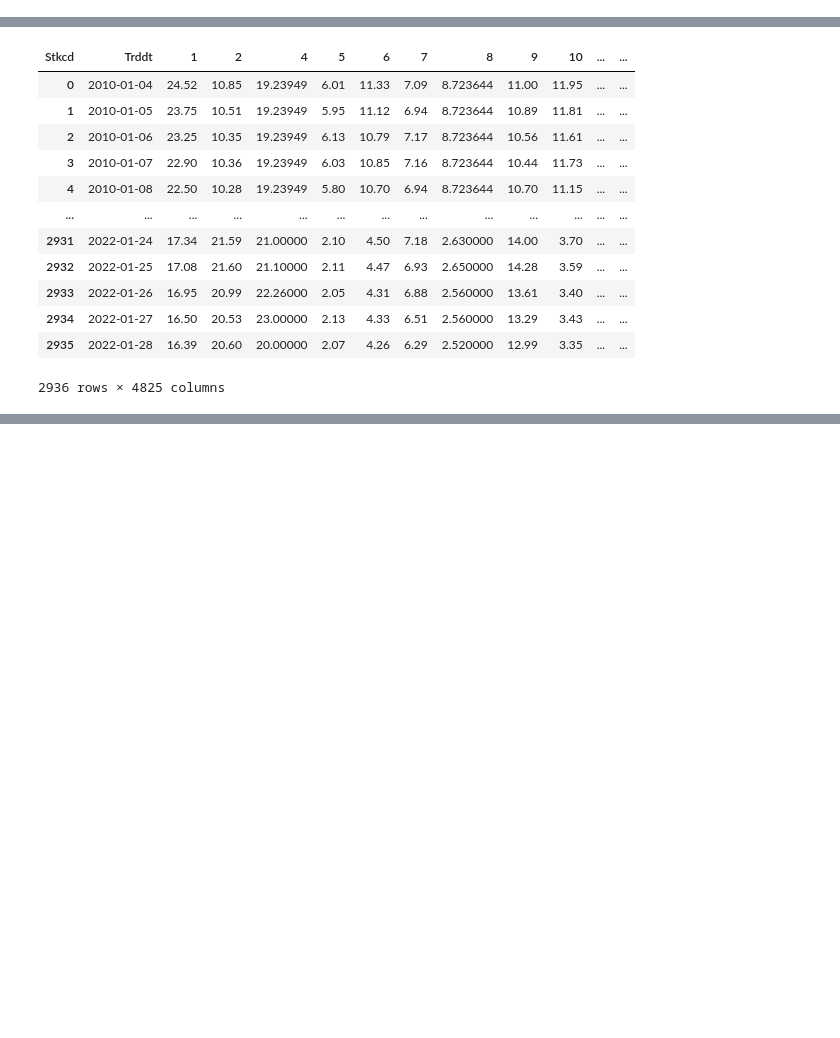
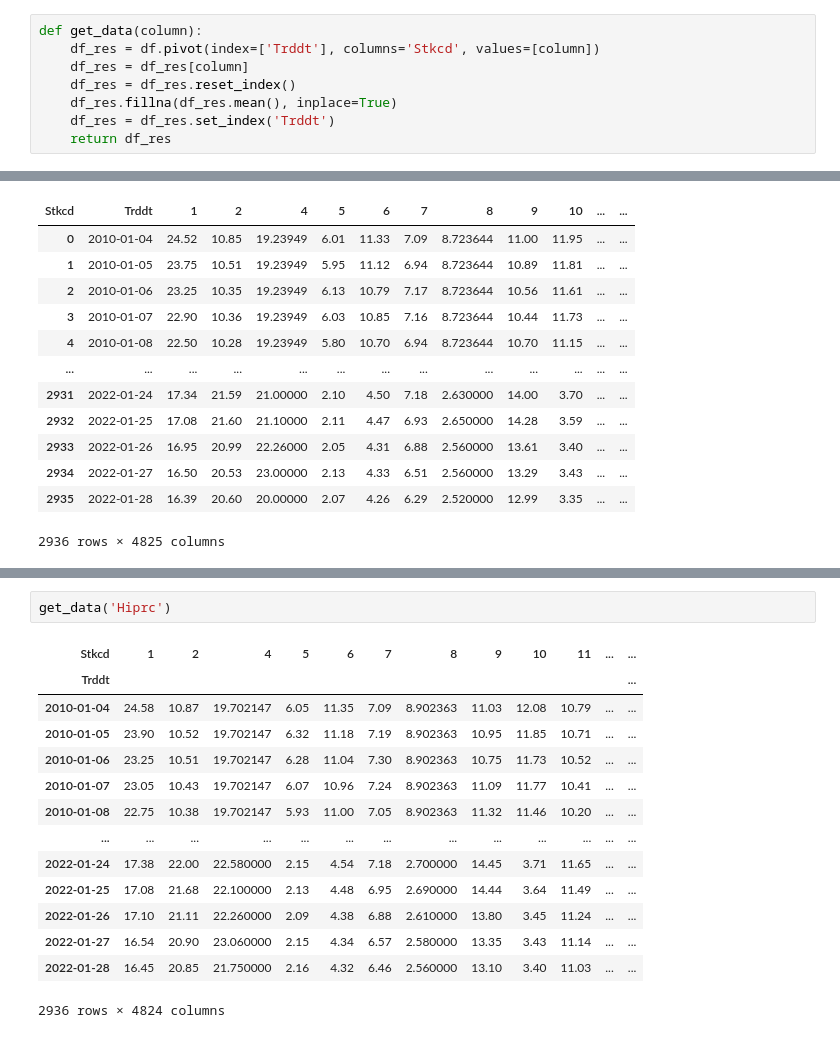
Before and after one commit to tanyanbo/-, a Jupyter notebook: duoyinzi.ipynb, the cells around one changed output, grey strips where cells are left out. Drawn from its saved outputs; the diff is of its cells as text; blank space fills up the shorter version.

```diff
--- a/duoyinzi.ipynb
+++ b/duoyinzi.ipynb
@@ -24,0 +10,8 @@ price
+# %%
+def get_data(column):
+    df_res = df.pivot(index=['Trddt'], columns='Stkcd', values=[column])
+    df_res = df_res[column]
+    df_res = df_res.reset_index()
+    df_res.fillna(df_res.mean(), inplace=True)
+    df_res = df_res.set_index('Trddt')
+    return df_res
@@ -207,0 +365,17 @@ Name: 0, Length: 4824, dtype: object
+# %%
+get_data('Hiprc')
+# %% [output]
+| Stkcd | 1 | 2 | 4 | 5 | 6 | 7 | 8 | 9 | 10 | 11 | ... | ... |
+| Trddt |  |  |  |  |  |  |  |  |  |  |  | ... |
+| 2010-01-04 | 24.58 | 10.87 | 19.702147 | 6.05 | 11.35 | 7.09 | 8.902363 | 11.03 | 12.08 | 10.79 | ... | ... |
+| 2010-01-05 | 23.90 | 10.52 | 19.702147 | 6.32 | 11.18 | 7.19 | 8.902363 | 10.95 | 11.85 | 10.71 | ... | ... |
+| 2010-01-06 | 23.25 | 10.51 | 19.702147 | 6.28 | 11.04 | 7.30 | 8.902363 | 10.75 | 11.73 | 10.52 | ... | ... |
+| 2010-01-07 | 23.05 | 10.43 | 19.702147 | 6.07 | 10.96 | 7.24 | 8.902363 | 11.09 | 11.77 | 10.41 | ... | ... |
+| 2010-01-08 | 22.75 | 10.38 | 19.702147 | 5.93 | 11.00 | 7.05 | 8.902363 | 11.32 | 11.46 | 10.20 | ... | ... |
+| ... | ... | ... | ... | ... | ... | ... | ... | ... | ... | ... | ... | ... |
+| 2022-01-24 | 17.38 | 22.00 | 22.580000 | 2.15 | 4.54 | 7.18 | 2.700000 | 14.45 | 3.71 | 11.65 | ... | ... |
+| 2022-01-25 | 17.08 | 21.68 | 22.100000 | 2.13 | 4.48 | 6.95 | 2.690000 | 14.44 | 3.64 | 11.49 | ... | ... |
+| 2022-01-26 | 17.10 | 21.11 | 22.260000 | 2.09 | 4.38 | 6.88 | 2.610000 | 13.80 | 3.45 | 11.24 | ... | ... |
+| 2022-01-27 | 16.54 | 20.90 | 23.060000 | 2.15 | 4.34 | 6.57 | 2.580000 | 13.35 | 3.43 | 11.14 | ... | ... |
+| 2022-01-28 | 16.45 | 20.85 | 21.750000 | 2.16 | 4.32 | 6.46 | 2.560000 | 13.10 | 3.40 | 11.03 | ... | ... |
+2936 rows × 4824 columns
```
Also changed, not shown: parts of 19 cells of this notebook, 1 other file.
